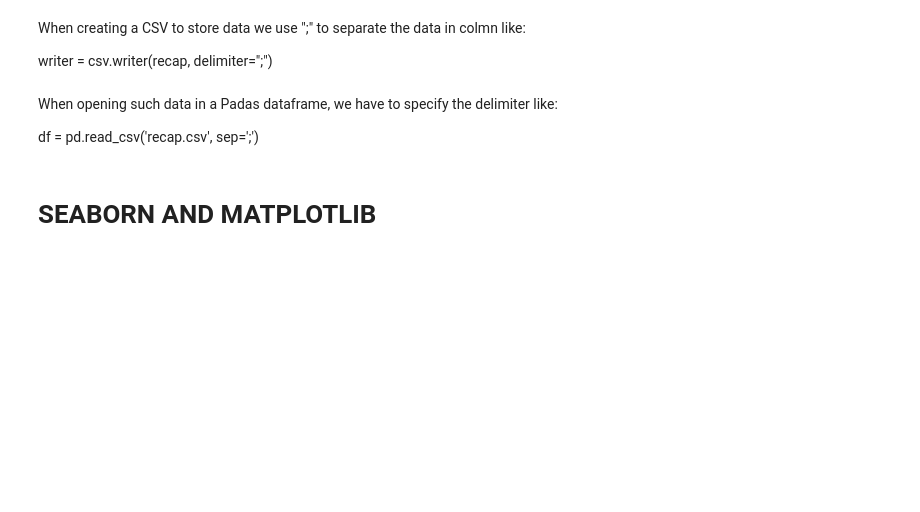
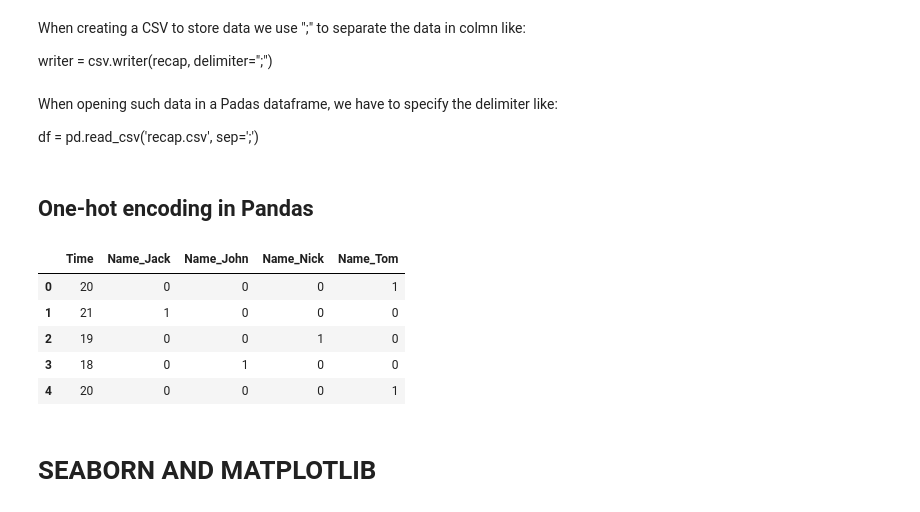
Before and after one commit to federico-trotta/Python_tips, a Jupyter notebook: Python_tips.ipynb, the cells around one changed output. Saved outputs shown, nothing was run; the diff lists cells and outputs as text; code cells hidden in the pictures; blank space fills up the shorter version.

Commit message:
added one-hot encoding in pandas

```diff
--- a/Python_tips.ipynb
+++ b/Python_tips.ipynb
@@ -540,6 +540,35 @@ writer = csv.writer(recap, delimiter=";")
 When opening such data in a Padas dataframe, we have to specify the delimiter like:
 
 df = pd.read_csv('recap.csv', sep=';')
+# %% [markdown]
+## One-hot encoding in Pandas
+# %%
+import pandas as pd
+
+# initializing values
+data = {'Name':['Tom', 'Jack', 'Nick', 'John',
+                'Tom', 'Jack', 'Nick', 'John',
+                'Tom', 'Jack', 'Nick', 'John',],
+        'Time':[20, 21, 19, 18,
+                20, 100, 19, 18,
+                21, 22, 21, 20]
+}
+
+#creating dataframe
+df = pd.DataFrame(data)
+
+#encoding
+df2 = pd.get_dummies(df, dtype=int)
+
+#showing encoded dataframe head
+df2.head()
+# %% [output]
+|  | Time | Name_Jack | Name_John | Name_Nick | Name_Tom |
+| 0 | 20 | 0 | 0 | 0 | 1 |
+| 1 | 21 | 1 | 0 | 0 | 0 |
+| 2 | 19 | 0 | 0 | 1 | 0 |
+| 3 | 18 | 0 | 1 | 0 | 0 |
+| 4 | 20 | 0 | 0 | 0 | 1 |
 # %% [markdown]
 # SEABORN AND MATPLOTLIB
 # %% [markdown]
```
Also changed, not shown: parts of 1 cell of this notebook.
